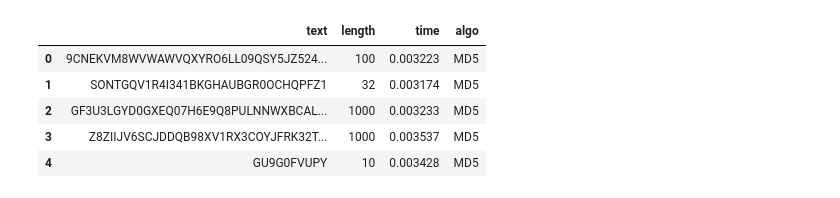
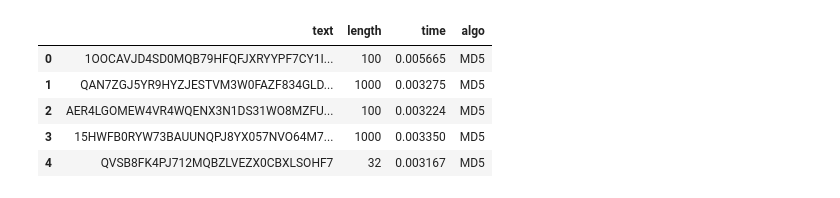
Before and after one commit to jparenas/TimingAttacks-ML, a Jupyter notebook: EDA.ipynb, the cells around one changed output. Drawn from its saved outputs; the diff is of its cells as text; code cells hidden in the pictures.

```diff
--- a/EDA.ipynb
+++ b/EDA.ipynb
@@ -4,15 +4,15 @@ import numpy as np
 
 import matplotlib.pyplot as plt
 # %%
-df = pd.read_csv('data/train.csv')
+df = pd.read_csv('data/train_v2.csv')
 df.head()
 # %% [output]
 |  | text | length | time | algo |
-| 0 | 9CNEKVM8WVWAWVQXYRO6LL09QSY5JZ524... | 100 | 0.003223 | MD5 |
-| 1 | SONTGQV1R4I341BKGHAUBGR0OCHQPFZ1 | 32 | 0.003174 | MD5 |
-| 2 | GF3U3LGYD0GXEQ07H6E9Q8PULNNWXBCAL... | 1000 | 0.003233 | MD5 |
-| 3 | Z8ZIIJV6SCJDDQB98XV1RX3COYJFRK32T... | 1000 | 0.003537 | MD5 |
-| 4 | GU9G0FVUPY | 10 | 0.003428 | MD5 |
+| 0 | 1OOCAVJD4SD0MQB79HFQFJXRYYPF7CY1I... | 100 | 0.005665 | MD5 |
+| 1 | QAN7ZGJ5YR9HYZJESTVM3W0FAZF834GLD... | 1000 | 0.003275 | MD5 |
+| 2 | AER4LGOMEW4VR4WQENX3N1DS31WO8MZFU... | 100 | 0.003224 | MD5 |
+| 3 | 15HWFB0RYW73BAUUNQPJ8YX057NVO64M7... | 1000 | 0.003350 | MD5 |
+| 4 | QVSB8FK4PJ712MQBZLVEZX0CBXLSOHF7 | 32 | 0.003167 | MD5 |
 # %%
 df['algo'].value_counts()
 # %% [output]
```
Also changed, not shown: parts of 8 cells of this notebook, 1 other file.
